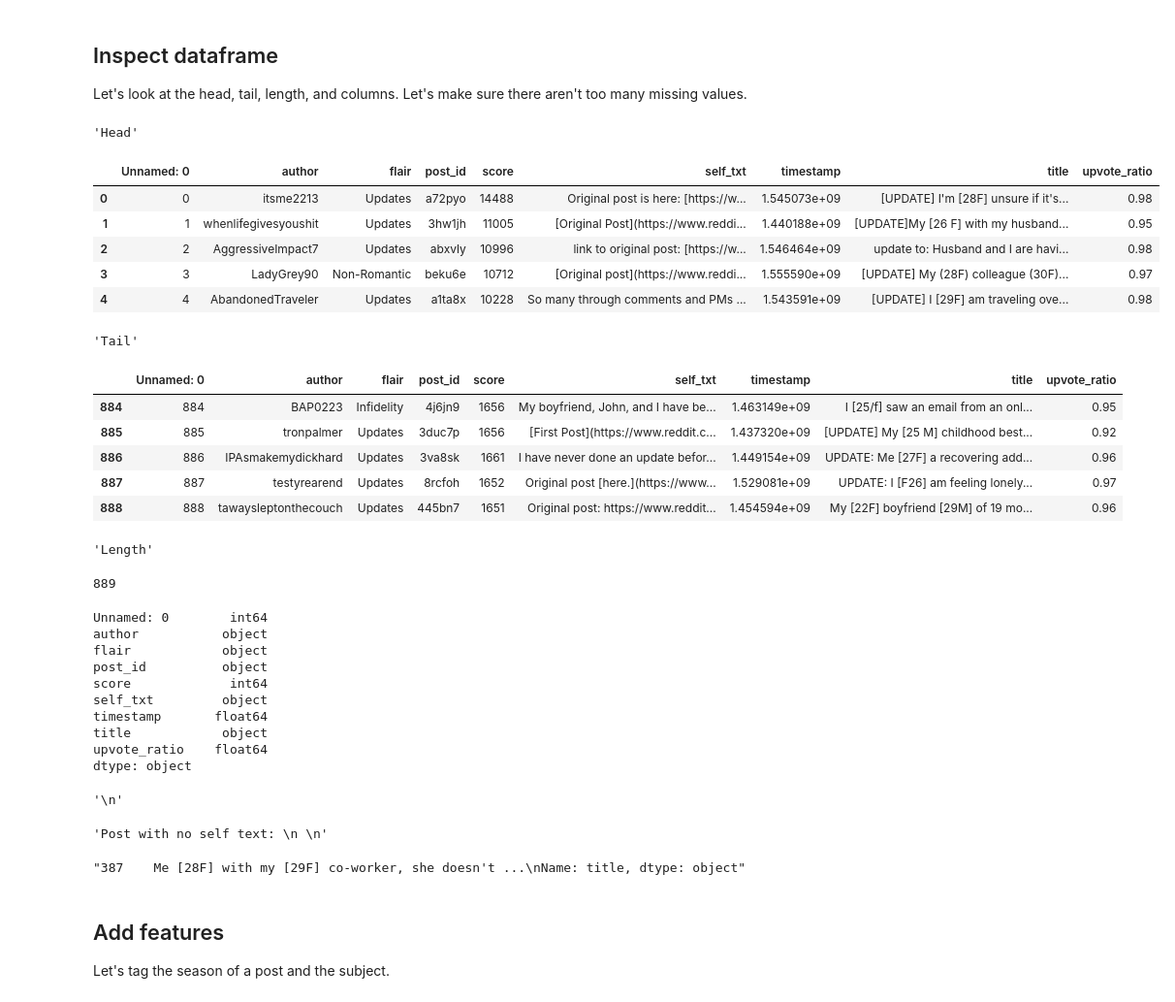
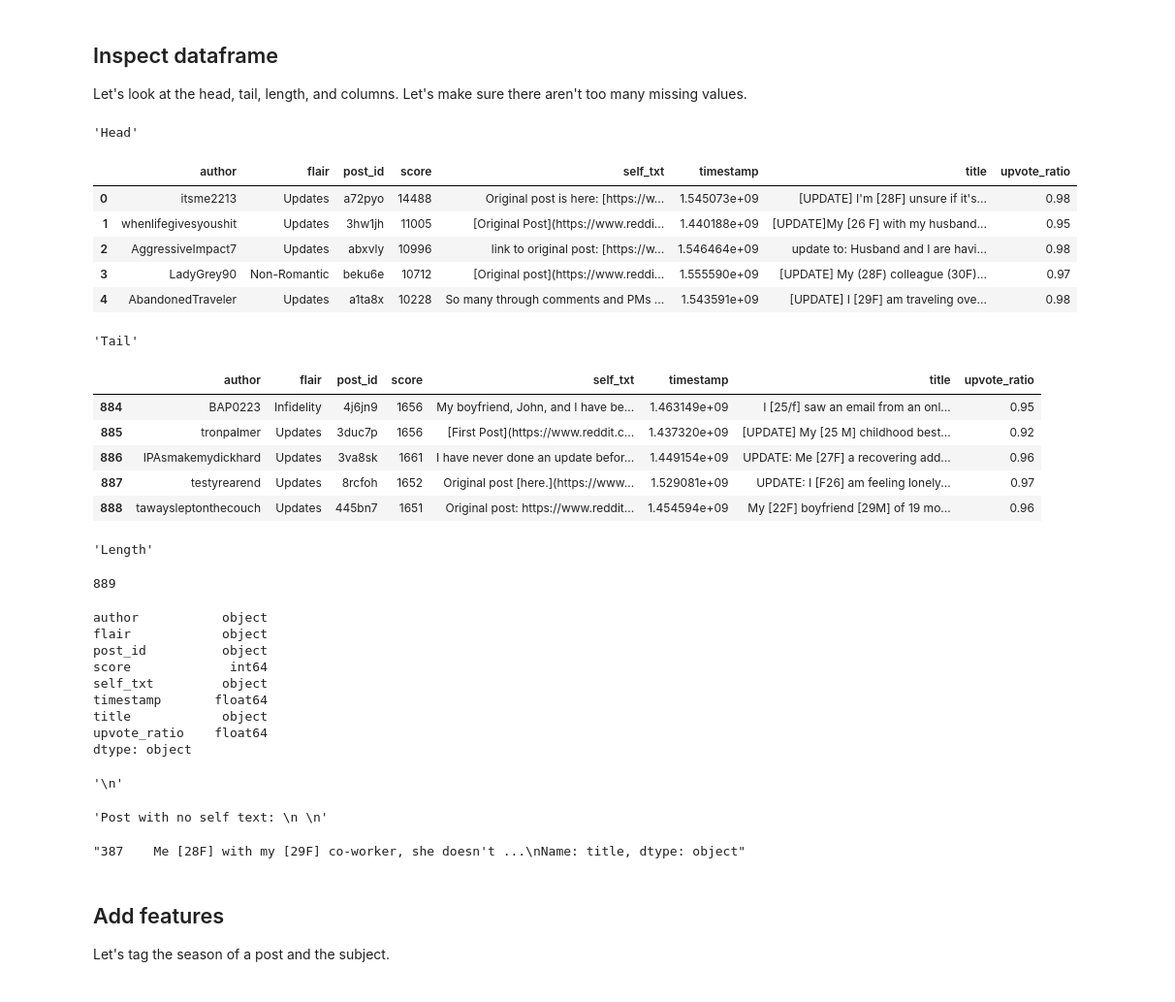
Before and after one commit to josh-ashkinaze/Reddit-Relationships-Analysis, a Jupyter notebook: Reddit_Relationships.ipynb, the cells around one changed output. Shown at 97% size. Saved outputs shown, nothing was run; the diff lists cells and outputs as text; code cells hidden in the pictures.

```diff
--- a/Reddit_Relationships.ipynb
+++ b/Reddit_Relationships.ipynb
@@ -75,45 +66,45 @@ files.upload()
+# %%
+# Upload file
+url = 'https://raw.githubusercontent.com/josh-ashkinaze/reddit_relationships_analysis/master/relationships_data.csv'
+df = pd.read_csv(url, index_col=0)
 # %% [markdown]
 ## Inspect dataframe
 
 Let's look at the head, tail, length, and columns.
 Let's make sure there aren't too many missing values.
 # %%
-# Read in csv
-df = pd.read_csv("relationships1000.csv")
-
 # Examine structure
 display("Head", df.head(5))
 display("Tail", df.tail(5))
 display("Length", len(df))
 
 # Take a look at columns
 display(df.dtypes, "\n")
 
 # Check for null values in columns
 null_columns = df.columns[df.isnull().any()]
 empty = df.loc[df['self_txt'].isnull()]
 display("Post with no self text: \n \n", str(empty['title']))
 
 # Since it's just one post, and we want to use self_text, let's drop it.
 df.dropna(subset=['self_txt'], inplace=True)
 # %% [output]
 'Head'
-|  | Unnamed: 0 | author | flair | post_id | score | self_txt | timestamp | title | upvote_ratio |
-| 0 | 0 | itsme2213 | Updates | a72pyo | 14488 | Original post is here: [https://w... | 1.545073e+09 | [UPDATE] I'm [28F] unsure if it's... | 0.98 |
-| 1 | 1 | whenlifegivesyoushit | Updates | 3hw1jh | 11005 | [Original Post](https://www.reddi... | 1.440188e+09 | [UPDATE]My [26 F] with my husband... | 0.95 |
-| 2 | 2 | AggressiveImpact7 | Updates | abxvly | 10996 | link to original post: [https://w... | 1.546464e+09 | update to: Husband and I are havi... | 0.98 |
-| 3 | 3 | LadyGrey90 | Non-Romantic | beku6e | 10712 | [Original post](https://www.reddi... | 1.555590e+09 | [UPDATE] My (28F) colleague (30F)... | 0.97 |
-| 4 | 4 | AbandonedTraveler | Updates | a1ta8x | 10228 | So many through comments and PMs ... | 1.543591e+09 | [UPDATE] I [29F] am traveling ove... | 0.98 |
+|  | author | flair | post_id | score | self_txt | timestamp | title | upvote_ratio |
+| 0 | itsme2213 | Updates | a72pyo | 14488 | Original post is here: [https://w... | 1.545073e+09 | [UPDATE] I'm [28F] unsure if it's... | 0.98 |
+| 1 | whenlifegivesyoushit | Updates | 3hw1jh | 11005 | [Original Post](https://www.reddi... | 1.440188e+09 | [UPDATE]My [26 F] with my husband... | 0.95 |
+| 2 | AggressiveImpact7 | Updates | abxvly | 10996 | link to original post: [https://w... | 1.546464e+09 | update to: Husband and I are havi... | 0.98 |
+| 3 | LadyGrey90 | Non-Romantic | beku6e | 10712 | [Original post](https://www.reddi... | 1.555590e+09 | [UPDATE] My (28F) colleague (30F)... | 0.97 |
+| 4 | AbandonedTraveler | Updates | a1ta8x | 10228 | So many through comments and PMs ... | 1.543591e+09 | [UPDATE] I [29F] am traveling ove... | 0.98 |
 'Tail'
-|  | Unnamed: 0 | author | flair | post_id | score | self_txt | timestamp | title | upvote_ratio |
-| 884 | 884 | BAP0223 | Infidelity | 4j6jn9 | 1656 | My boyfriend, John, and I have be... | 1.463149e+09 | I [25/f] saw an email from an onl... | 0.95 |
-| 885 | 885 | tronpalmer | Updates | 3duc7p | 1656 | [First Post](https://www.reddit.c... | 1.437320e+09 | [UPDATE] My [25 M] childhood best... | 0.92 |
-| 886 | 886 | IPAsmakemydickhard | Updates | 3va8sk | 1661 | I have never done an update befor... | 1.449154e+09 | UPDATE: Me [27F] a recovering add... | 0.96 |
-| 887 | 887 | testyrearend | Updates | 8rcfoh | 1652 | Original post [here.](https://www... | 1.529081e+09 | UPDATE: I [F26] am feeling lonely... | 0.97 |
-| 888 | 888 | tawaysleptonthecouch | Updates | 445bn7 | 1651 | Original post: https://www.reddit... | 1.454594e+09 | My [22F] boyfriend [29M] of 19 mo... | 0.96 |
+|  | author | flair | post_id | score | self_txt | timestamp | title | upvote_ratio |
+| 884 | BAP0223 | Infidelity | 4j6jn9 | 1656 | My boyfriend, John, and I have be... | 1.463149e+09 | I [25/f] saw an email from an onl... | 0.95 |
+| 885 | tronpalmer | Updates | 3duc7p | 1656 | [First Post](https://www.reddit.c... | 1.437320e+09 | [UPDATE] My [25 M] childhood best... | 0.92 |
+| 886 | IPAsmakemydickhard | Updates | 3va8sk | 1661 | I have never done an update befor... | 1.449154e+09 | UPDATE: Me [27F] a recovering add... | 0.96 |
+| 887 | testyrearend | Updates | 8rcfoh | 1652 | Original post [here.](https://www... | 1.529081e+09 | UPDATE: I [F26] am feeling lonely... | 0.97 |
+| 888 | tawaysleptonthecouch | Updates | 445bn7 | 1651 | Original post: https://www.reddit... | 1.454594e+09 | My [22F] boyfriend [29M] of 19 mo... | 0.96 |
 'Length'
 889
-Unnamed: 0        int64
 author           object
 flair            object
 post_id          object
```
Also changed, not shown: parts of 18 cells of this notebook.
